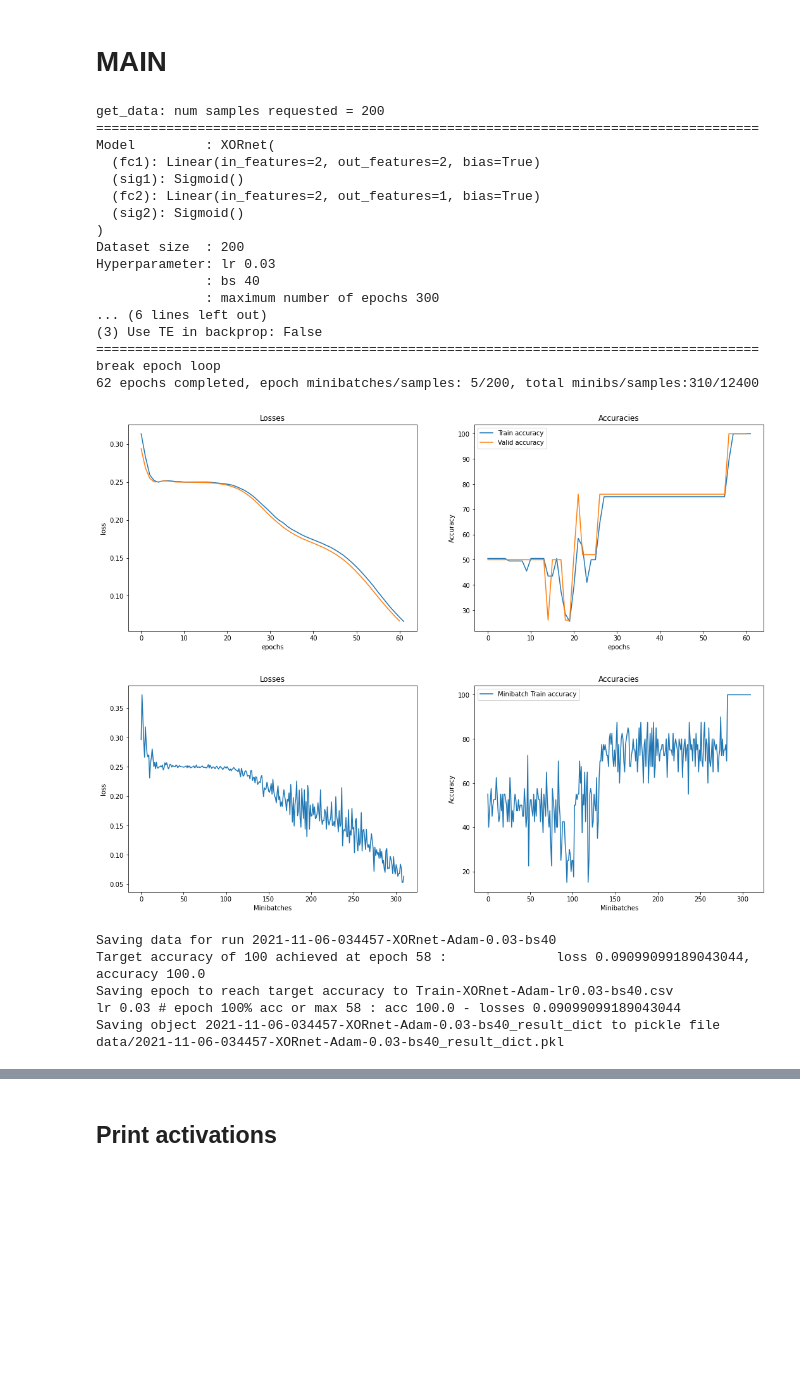
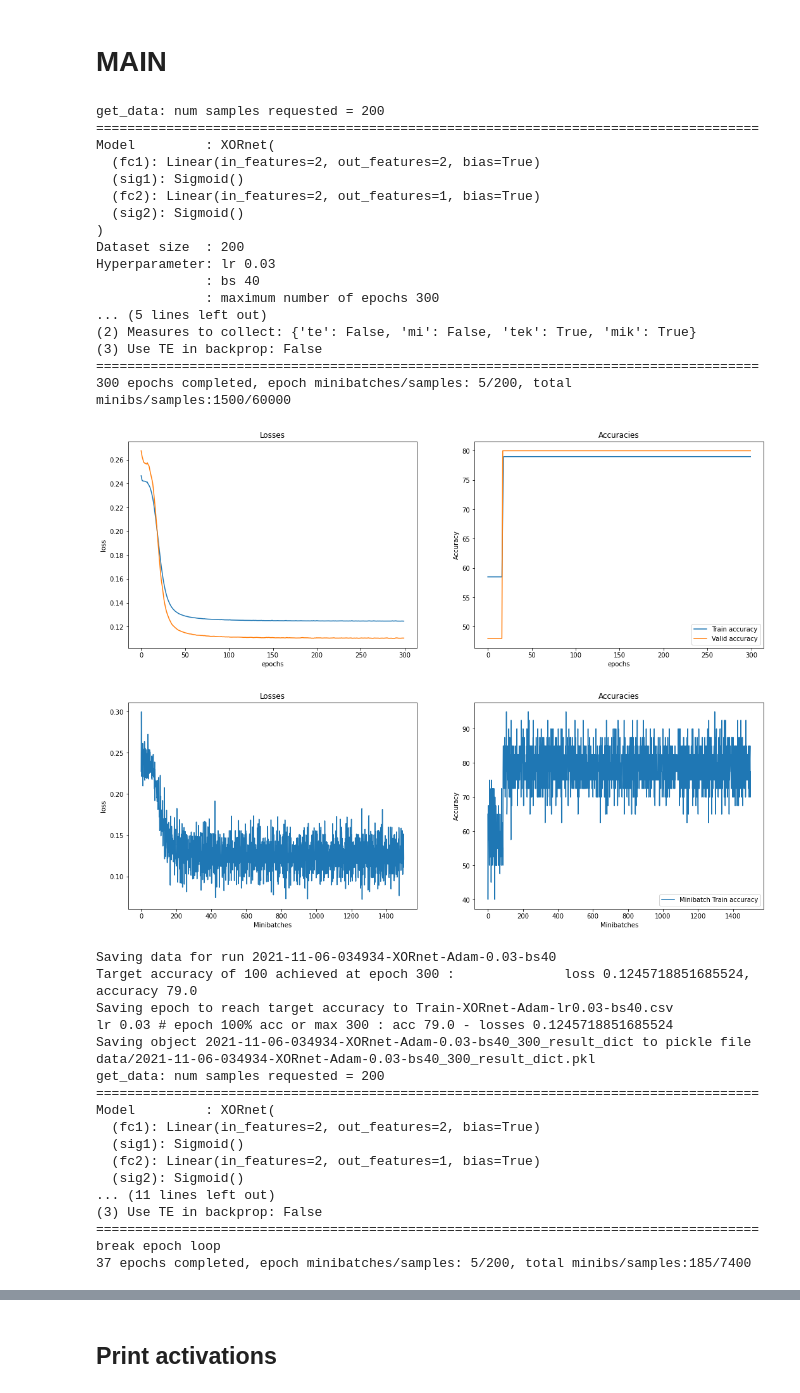
Before and after one commit to IsisChameleon/CSYS5030, a Jupyter notebook: Assignment2/xor-v5.ipynb, the cells around one changed output, grey strips where cells are left out. Cells and saved outputs as stored; diff of their text form; code cells hidden in the pictures; blank space fills up the shorter version.

```diff
--- a/Assignment2/xor-v5.ipynb
+++ b/Assignment2/xor-v5.ipynb
@@ -931,7 +931,7 @@ def fit(learner, loaders, epochs, collector, teCalc, teParams, target_accuracy,
 
         if (accuracy_kept == 5):
             print(f'break epoch loop')
-            break
+            #break
 
         ## evaluation part
         ## ---------------
@@ -1048,41 +1048,53 @@ for lr in lrs:
         epochi = next((i+1 for i, acc in enumerate(lg.accuracies) if acc >= 100), train_params['epochs'])
 
         print(f'lr {lr} # epoch 100% acc or max {epochi} : acc {lg.accuracies[epochi-1]} - losses {lg.losses[epochi-1]}')
 
         result_dict = {
             'name': lg.getRunName(),
             'params': train_params,
             'collector': activation_collector,
             'calculator': teCalc,
             'logger': lg
         }
 
-        pickleSave(result_dict, f'{lg.getRunName()}_result_dict', './data')
+        pickleSave(result_dict, f'{lg.getRunName()}_{epochi}_result_dict', './data')
 
         if epochi < 300:
             break
 # %% [output]
 get_data: num samples requested = 200
 =====================================================================================
 Model         : XORnet(
   (fc1): Linear(in_features=2, out_features=2, bias=True)
   (sig1): Sigmoid()
   (fc2): Linear(in_features=2, out_features=1, bias=True)
   (sig2): Sigmoid()
 )
 Dataset size  : 200
 Hyperparameter: lr 0.03
               : bs 40
               : maximum number of epochs 300
-... (6 lines left out)
+... (5 lines left out)
+(2) Measures to collect: {'te': False, 'mi': False, 'tek': True, 'mik': True}
 (3) Use TE in backprop: False
 =====================================================================================
-break epoch loop
-62 epochs completed, epoch minibatches/samples: 5/200, total minibs/samples:310/12400
+300 epochs completed, epoch minibatches/samples: 5/200, total minibs/samples:1500/60000
-[figure, old version]
+[figure, new version]
-[figure, old version]
+[figure, new version]
-Saving data for run 2021-11-06-034457-XORnet-Adam-0.03-bs40
-Target accuracy of 100 achieved at epoch 58 :              loss 0.09099099189043044, accuracy 100.0
+Saving data for run 2021-11-06-034934-XORnet-Adam-0.03-bs40
+Target accuracy of 100 achieved at epoch 300 :              loss 0.1245718851685524, accuracy 79.0
 Saving epoch to reach target accuracy to Train-XORnet-Adam-lr0.03-bs40.csv
-lr 0.03 # epoch 100% acc or max 58 : acc 100.0 - losses 0.09099099189043044
-Saving object 2021-11-06-034457-XORnet-Adam-0.03-bs40_result_dict to pickle file data/2021-11-06-034457-XORnet-Adam-0.03-bs40_result_dict.pkl
+lr 0.03 # epoch 100% acc or max 300 : acc 79.0 - losses 0.1245718851685524
+Saving object 2021-11-06-034934-XORnet-Adam-0.03-bs40_300_result_dict to pickle file data/2021-11-06-034934-XORnet-Adam-0.03-bs40_300_result_dict.pkl
+get_data: num samples requested = 200
+=====================================================================================
+Model         : XORnet(
+  (fc1): Linear(in_features=2, out_features=2, bias=True)
+  (sig1): Sigmoid()
+  (fc2): Linear(in_features=2, out_features=1, bias=True)
+  (sig2): Sigmoid()
+... (11 lines left out)
+(3) Use TE in backprop: False
+=====================================================================================
+break epoch loop
+37 epochs completed, epoch minibatches/samples: 5/200, total minibs/samples:185/7400
```
Also changed, not shown: parts of 7 cells of this notebook.
